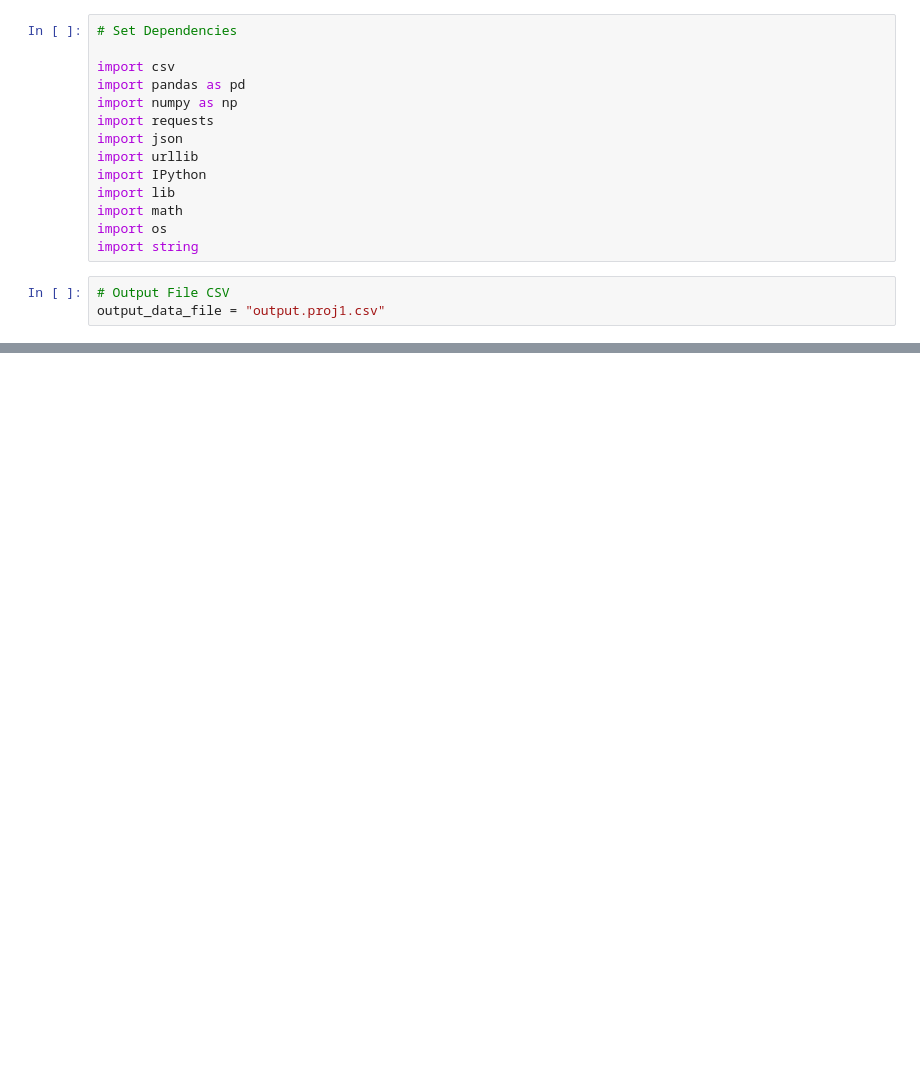
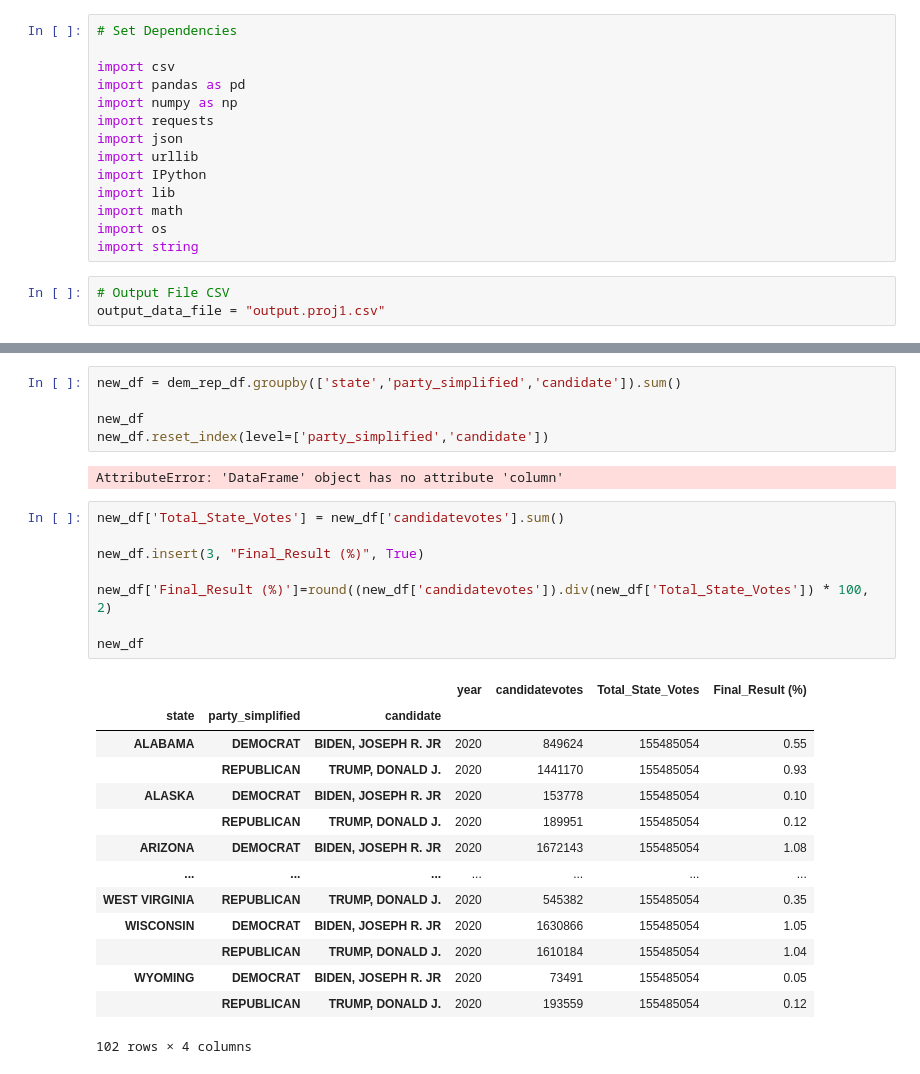
Before and after one commit to tduron3/I_Have_No_Clue, a Jupyter notebook: Project_4.ipynb, the cells around one changed output, grey strips where cells are left out. Saved outputs shown, nothing was run; the diff lists cells and outputs as text; blank space fills up the shorter version.

```diff
--- a/Project_4.ipynb
+++ b/Project_4.ipynb
@@ -359,0 +153,30 @@ AttributeError: 'Response' object has no attribute 'csv'
+# %%
+new_df = dem_rep_df.groupby(['state','party_simplified','candidate']).sum()
+
+new_df
+new_df.reset_index(level=['party_simplified','candidate'])
+# %% [output]
+AttributeError: 'DataFrame' object has no attribute 'column'
+# %%
+new_df['Total_State_Votes'] = new_df['candidatevotes'].sum()
+
+new_df.insert(3, "Final_Result (%)", True)
+
+new_df['Final_Result (%)']=round((new_df['candidatevotes']).div(new_df['Total_State_Votes']) * 100, 2)
+
+new_df
+# %% [output]
+|  |  |  | year | candidatevotes | Total_State_Votes | Final_Result (%) |
+| state | party_simplified | candidate |  |  |  |  |
+| ALABAMA | DEMOCRAT | BIDEN, JOSEPH R. JR | 2020 | 849624 | 155485054 | 0.55 |
+|  | REPUBLICAN | TRUMP, DONALD J. | 2020 | 1441170 | 155485054 | 0.93 |
+| ALASKA | DEMOCRAT | BIDEN, JOSEPH R. JR | 2020 | 153778 | 155485054 | 0.10 |
+|  | REPUBLICAN | TRUMP, DONALD J. | 2020 | 189951 | 155485054 | 0.12 |
+| ARIZONA | DEMOCRAT | BIDEN, JOSEPH R. JR | 2020 | 1672143 | 155485054 | 1.08 |
+| ... | ... | ... | ... | ... | ... | ... |
+| WEST VIRGINIA | REPUBLICAN | TRUMP, DONALD J. | 2020 | 545382 | 155485054 | 0.35 |
+| WISCONSIN | DEMOCRAT | BIDEN, JOSEPH R. JR | 2020 | 1630866 | 155485054 | 1.05 |
+|  | REPUBLICAN | TRUMP, DONALD J. | 2020 | 1610184 | 155485054 | 1.04 |
+| WYOMING | DEMOCRAT | BIDEN, JOSEPH R. JR | 2020 | 73491 | 155485054 | 0.05 |
+|  | REPUBLICAN | TRUMP, DONALD J. | 2020 | 193559 | 155485054 | 0.12 |
+102 rows × 4 columns
```
Also changed, not shown: parts of 35 cells of this notebook.
